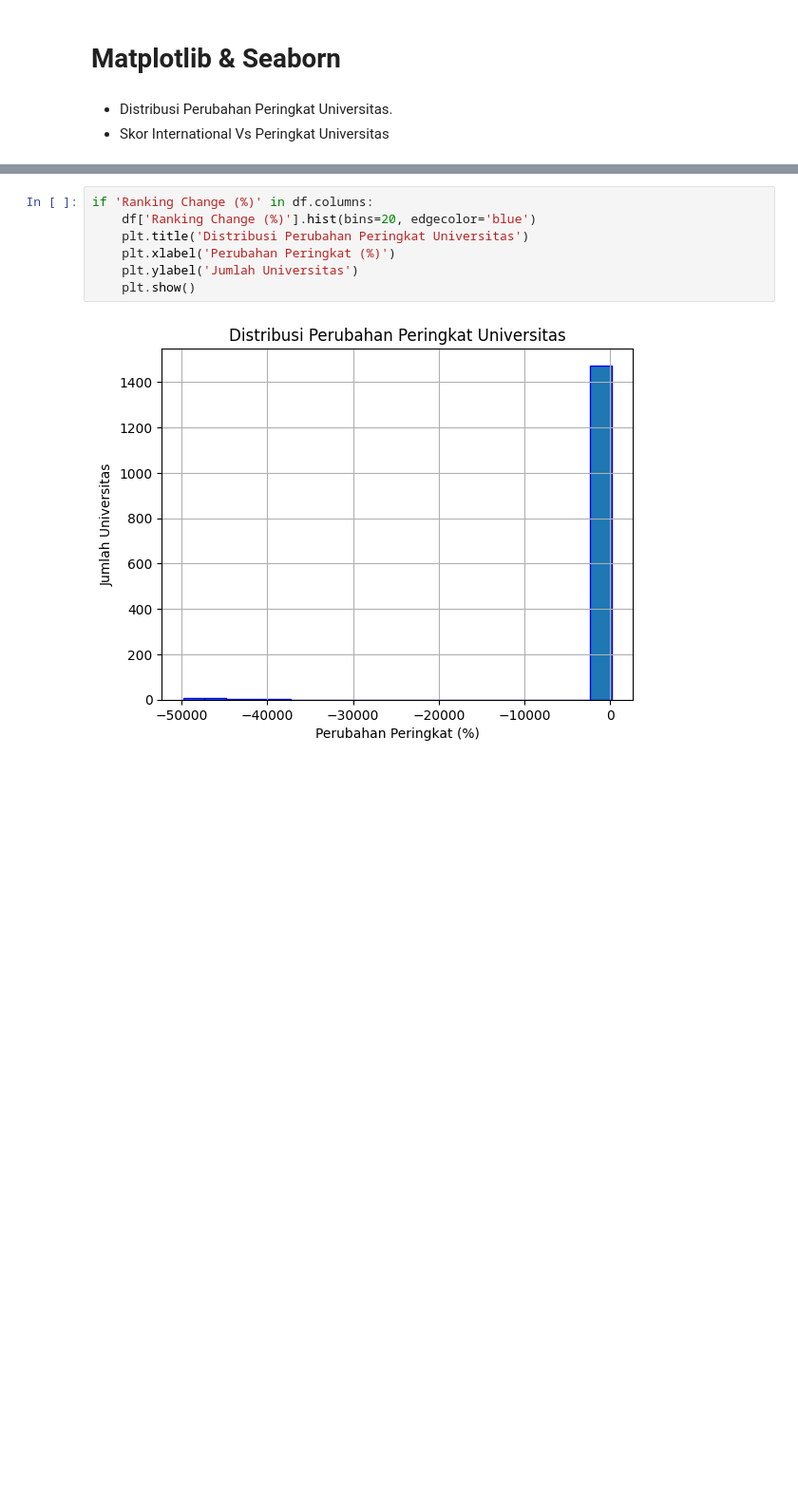
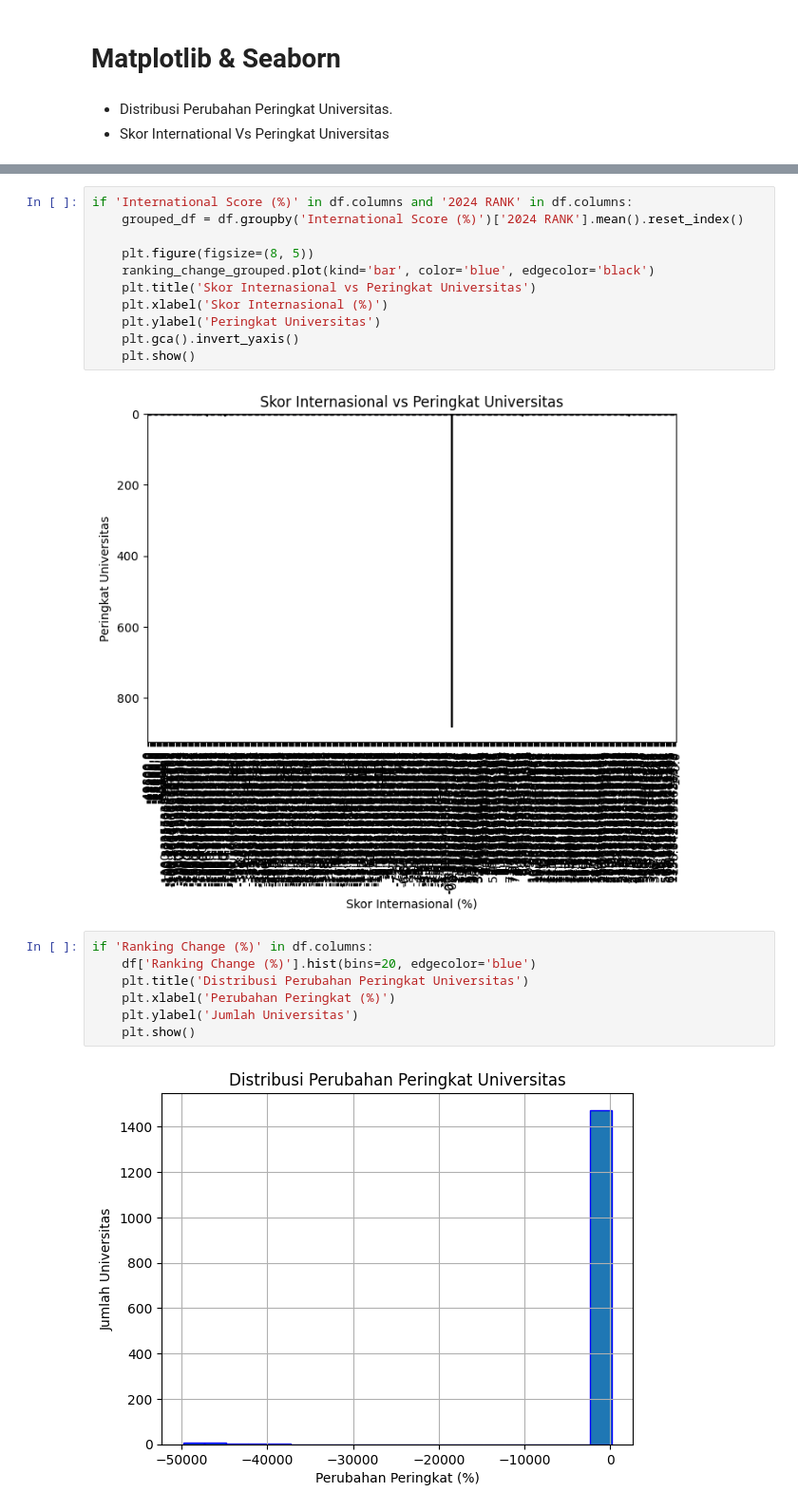
Before and after one commit to EazysPeazys/MinProAVD, a Jupyter notebook: CheckPoint 3 Nabil Daffa Athalasyah.ipynb, the cells around one changed output, grey strips where cells are left out. Shown at 95% size. Saved outputs shown, nothing was run; the diff lists cells and outputs as text; blank space fills up the shorter version.

```diff
--- a/CheckPoint 3 Nabil Daffa Athalasyah.ipynb
+++ b/CheckPoint 3 Nabil Daffa Athalasyah.ipynb
@@ -410,3 +426,16 @@ print(df.head())
+# %%
+if 'International Score (%)' in df.columns and '2024 RANK' in df.columns:
+    grouped_df = df.groupby('International Score (%)')['2024 RANK'].mean().reset_index()
+
+    plt.figure(figsize=(8, 5))
+    ranking_change_grouped.plot(kind='bar', color='blue', edgecolor='black')
+    plt.title('Skor Internasional vs Peringkat Universitas')
+    plt.xlabel('Skor Internasional (%)')
+    plt.ylabel('Peringkat Universitas')
+    plt.gca().invert_yaxis()
+    plt.show()
+# %% [output]
+[figure, added]
 # %%
 if 'Ranking Change (%)' in df.columns:
     df['Ranking Change (%)'].hist(bins=20, edgecolor='blue')
```
Also changed, not shown: parts of 6 cells of this notebook.
